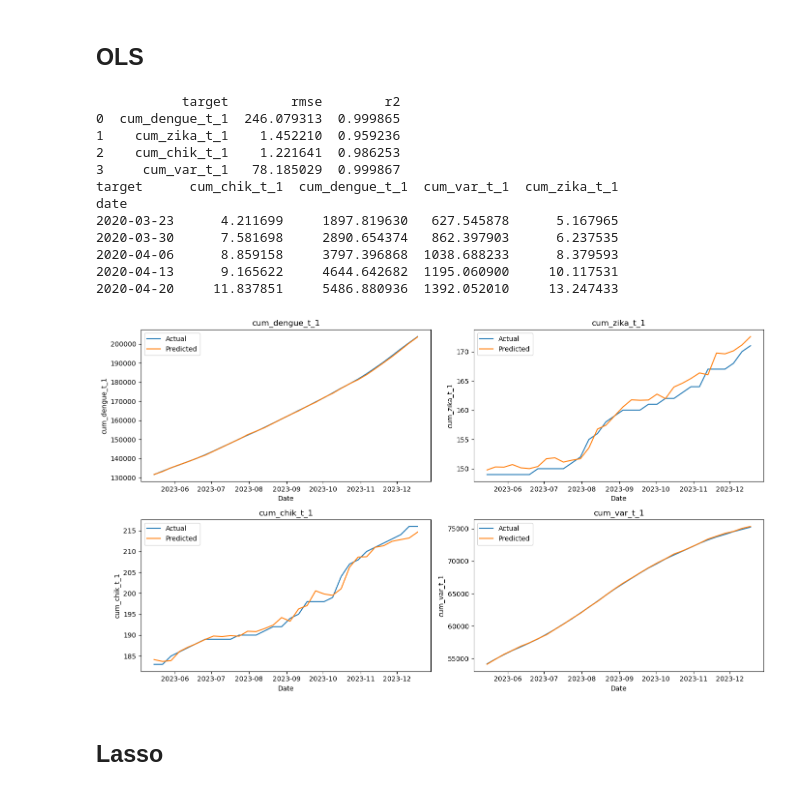
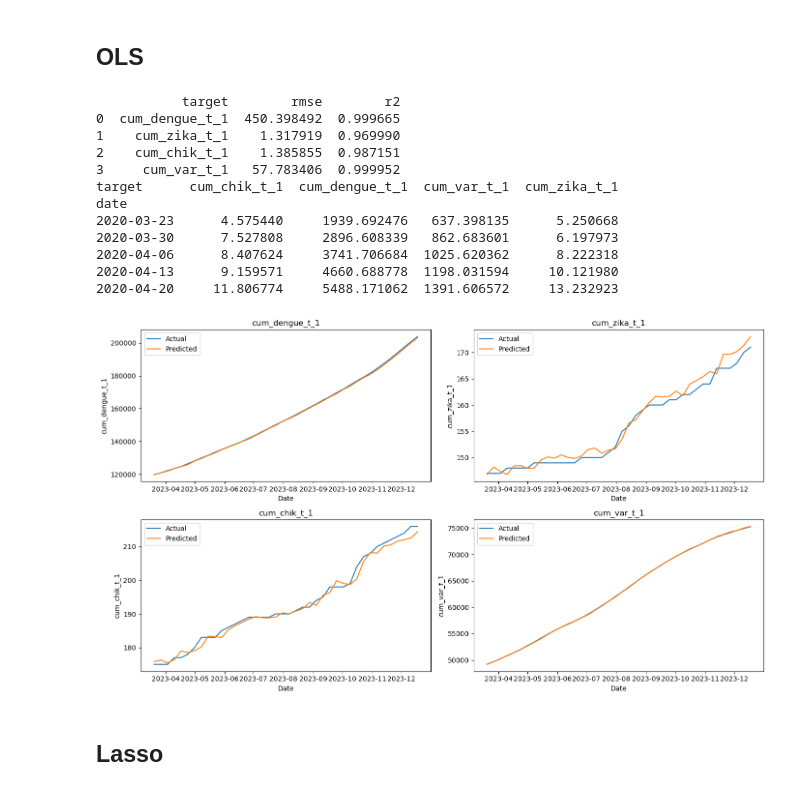
Before and after one commit to danielgvb/thesis, a Jupyter notebook: modelling/09.3_Multivariate_epidemics_clean.ipynb, the cells around one changed output. Saved outputs shown, nothing was run; the diff lists cells and outputs as text; code cells hidden in the pictures.

```diff
--- a/modelling/09.3_Multivariate_epidemics_clean.ipynb
+++ b/modelling/09.3_Multivariate_epidemics_clean.ipynb
@@ -145,8 +145,13 @@ for tgt in targets:
          .select_dtypes(include='number'))        # numeric predictors only
 
     # ---- 1.3  Time‑series split: last fold is hold‑out
-    outer_split = TimeSeriesSplit(n_splits=5)
-    train_idx, test_idx = list(outer_split.split(X))[-1]
+    # outer_split = TimeSeriesSplit(n_splits=5)
+    # train_idx, test_idx = list(outer_split.split(X))[-1]
+    # ---- 2.3  Custom 80-20 chronological split
+    split_point = int(len(X) * 0.8)          # 80 % train, 20 % test
+
+    train_idx = np.arange(split_point)
+    test_idx  = np.arange(split_point, len(X))
 
     X_train, X_test = X.iloc[train_idx], X.iloc[test_idx]
     y_train, y_test = y.iloc[train_idx], y.iloc[test_idx]
@@ -199,43 +204,43 @@ fitted_df = (
       .pivot(index='date', columns='target', values='fitted')
       .sort_index()
 )
 print(fitted_df.head())
 
 # -------------------------------------------------------------
 # 4.  2 × 2 subplot grid (one panel per target)
 # -------------------------------------------------------------
 fig, axes = plt.subplots(2, 2, figsize=(14, 8), sharex=False, sharey=False)
 axes = axes.flatten()
 
 for idx, payload in enumerate(plot_payload):
     ax = axes[idx]
     ax.plot(payload["date"], payload["y_true"], label="Actual")
     ax.plot(payload["date"], payload["y_pred"], label="Predicted")
     ax.set_title(payload["target"])
     ax.set_xlabel("Date")
     ax.set_ylabel(payload["target"])
     ax.legend()
 
 # Hide any unused subplot (if fewer than 4 targets were modelled)
 for j in range(len(plot_payload), len(axes)):
     axes[j].axis("off")
 
 fig.tight_layout()
 plt.show()
 # %% [output]
            target        rmse        r2
-0  cum_dengue_t_1  246.079313  0.999865
-1    cum_zika_t_1    1.452210  0.959236
-2    cum_chik_t_1    1.221641  0.986253
-3     cum_var_t_1   78.185029  0.999867
+0  cum_dengue_t_1  450.398492  0.999665
+1    cum_zika_t_1    1.317919  0.969990
+2    cum_chik_t_1    1.385855  0.987151
+3     cum_var_t_1   57.783406  0.999952
 target      cum_chik_t_1  cum_dengue_t_1  cum_var_t_1  cum_zika_t_1
 date
-2020-03-23      4.211699     1897.819630   627.545878      5.167965
-2020-03-30      7.581698     2890.654374   862.397903      6.237535
-2020-04-06      8.859158     3797.396868  1038.688233      8.379593
-2020-04-13      9.165622     4644.642682  1195.060900     10.117531
-2020-04-20     11.837851     5486.880936  1392.052010     13.247433
+2020-03-23      4.575440     1939.692476   637.398135      5.250668
+2020-03-30      7.527808     2896.608339   862.683601      6.197973
+2020-04-06      8.407624     3741.706684  1025.620362      8.222318
+2020-04-13      9.159571     4660.688778  1198.031594     10.121980
+2020-04-20     11.806774     5488.171062  1391.606572     13.232923
-[figure, old version]
+[figure, new version]
 # %%
 fitted_df.to_csv('../results/OLS_epidemics.csv', index = True)
 # %% [markdown]
```
Also changed, not shown: parts of 3 cells of this notebook, 7 other files.
